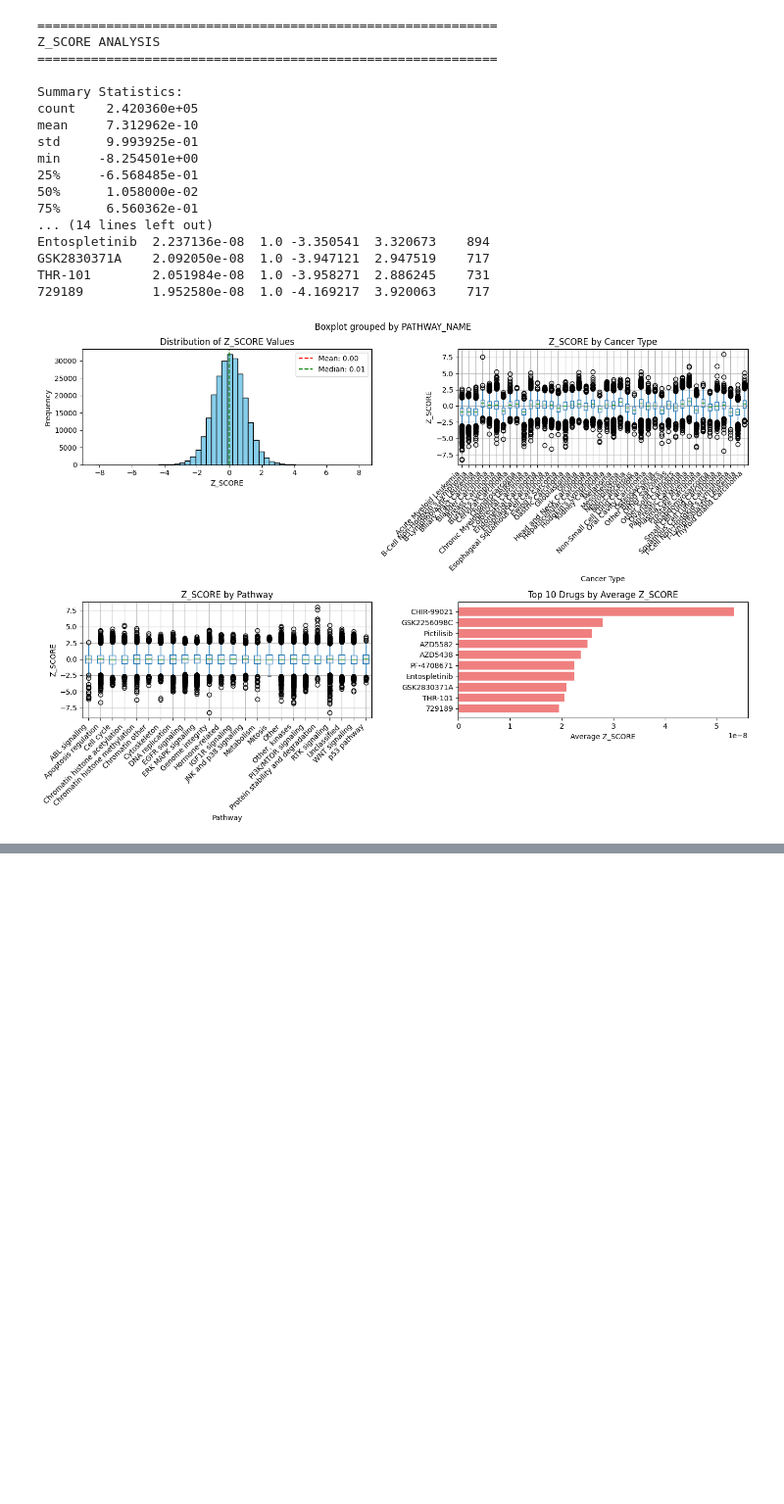
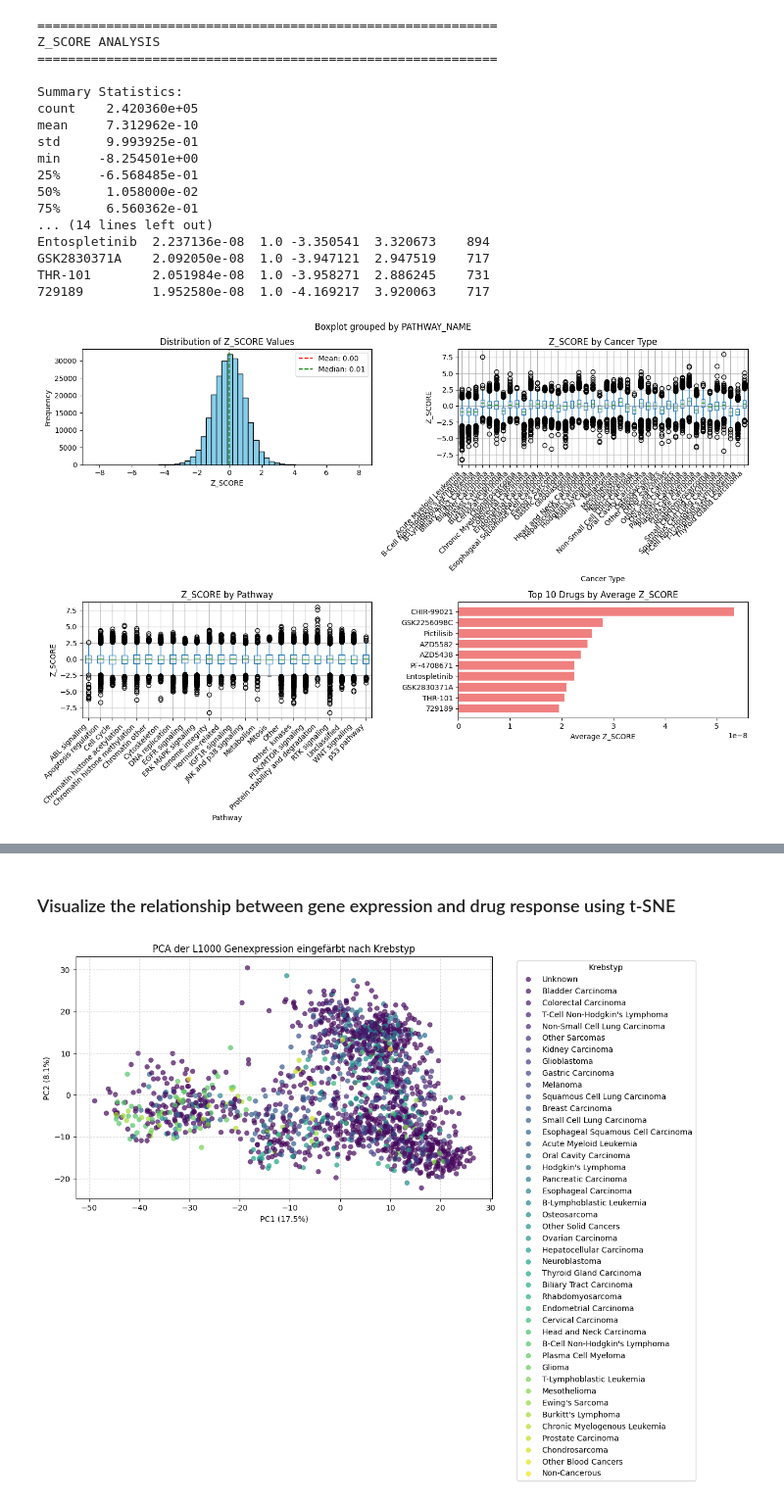
Before and after one commit to s-juross/projekt_genomforschung, a Jupyter notebook: data_exploration_small.ipynb, the cells around one changed output, grey strips where cells are left out. Shown at 98% size. Cells and saved outputs as stored; diff of their text form; code cells hidden in the pictures; blank space fills up the shorter version.

Commit message:
Work from last 2 weeks
Added L1000 gene set and used it for feature reduction. Merged both datasets and added SMILES structures.

```diff
--- a/data_exploration_small.ipynb
+++ b/data_exploration_small.ipynb
@@ -195,0 +212,2 @@ THR-101        2.051984e-08  1.0 -3.958271  2.886245    731
+# %%
+ge = pd.read_csv(r"C:\Users\Juli\Documents\Master\Projekt Genomforschung\OmicsExpressionTPMLogp1HumanProteinCodingGenes.csv", index_col=0)
@@ -195,0 +216,3 @@ THR-101        2.051984e-08  1.0 -3.958271  2.886245    731
+# %%
+metadata = pd.read_csv(r"C:\Users\Juli\Documents\Master\Projekt Genomforschung\Model.csv", usecols=['ModelID', 'COSMICID', 'SangerModelID', 'ModelIDAlias'])
+metadata.rename(columns={'SangerModelID': 'SANGER_MODEL_ID'}, inplace=True)
@@ -195,0 +243,2 @@ THR-101        2.051984e-08  1.0 -3.958271  2.886245    731
+# %%
+L1000 = pd.read_csv(r"C:\Users\Juli\Documents\Master\Projekt Genomforschung\L1000.txt", sep='\t')
@@ -195,0 +347,3 @@ THR-101        2.051984e-08  1.0 -3.958271  2.886245    731
+# %%
+# delete columns that we don't use
+ge_matched = ge_matched.drop(columns=['IsDefaultEntryForModel', 'ModelConditionID', 'IsDefaultEntryForMC'])
@@ -195,0 +420,38 @@ THR-101        2.051984e-08  1.0 -3.958271  2.886245    731
+# %% [markdown]
+### Visualize the relationship between gene expression and drug response using t-SNE
+# %%
+import matplotlib.pyplot as plt
+import seaborn as sns
+from sklearn.decomposition import PCA
+
+# 1. PCA vorbereiten (nur auf den Gen-Spalten, meistens die ersten 978)
+# Achte darauf, dass du nur numerische Daten nimmst!
+gene_columns = ge_matched.columns[5:983]
+pca = PCA(n_components=2)
+pca_results = pca.fit_transform(ge_matched[gene_columns])
+
+# 2. Ergebnisse in ein temporäres DataFrame für das Plotten speichern
+pca_df = pd.DataFrame(pca_results, columns=['PC1', 'PC2'])
+pca_df['Cancer Type'] = ge_matched['CANCER_TYPE'].values
+
+# 3. Den Plot erstellen
+plt.figure(figsize=(12, 8))
+sns.scatterplot(
+    x='PC1', y='PC2',
+    hue='Cancer Type',
+    data=pca_df,
+    palette='viridis', # oder 'tab20' für viele verschiedene Farben
+    alpha=0.7,
+    edgecolor=None
+)
+
+# Achsen-Beschriftung mit erklärter Varianz
+plt.xlabel(f"PC1 ({pca.explained_variance_ratio_[0]:.1%})")
+plt.ylabel(f"PC2 ({pca.explained_variance_ratio_[1]:.1%})")
+plt.title("PCA der L1000 Genexpression eingefärbt nach Krebstyp")
+plt.legend(bbox_to_anchor=(1.05, 1), loc='upper left', title='Krebstyp')
+plt.grid(True, linestyle='--', alpha=0.5)
+plt.tight_layout()
+plt.show()
+# %% [output]
+[figure, added]
```
Also changed, not shown: parts of 33 cells of this notebook.
